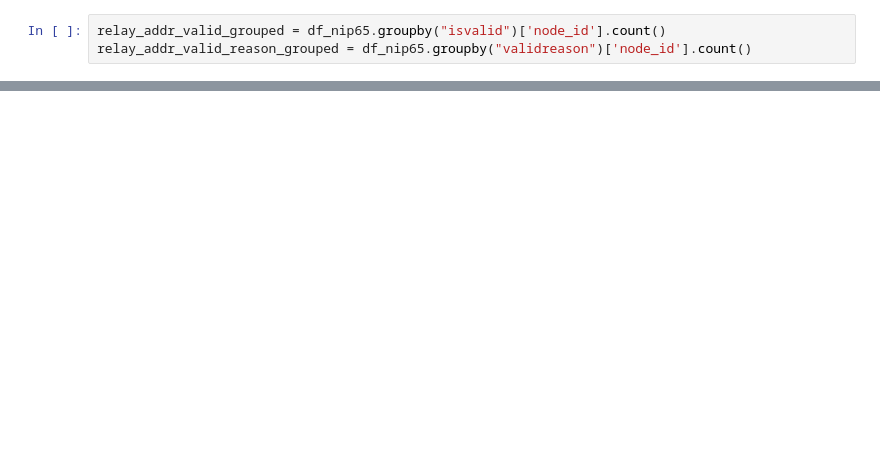
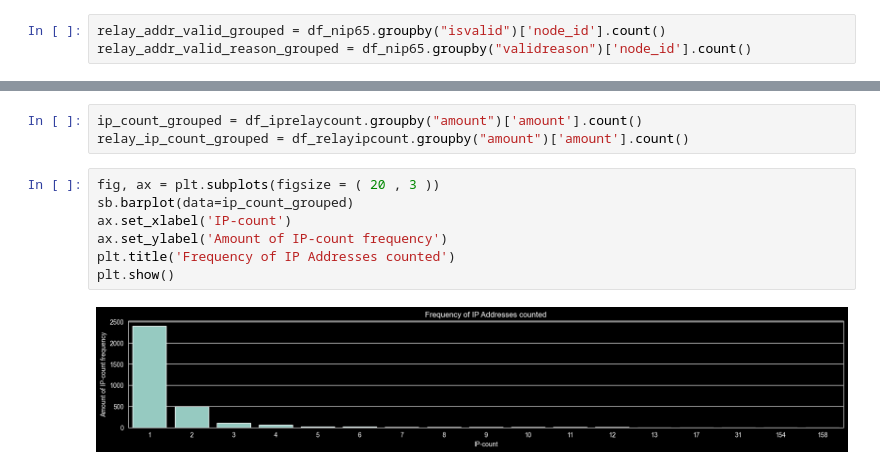
Before and after one commit to SEG-UNIBE/artio-insight, a Jupyter notebook: notebooks/artio.ipynb, the cells around one changed output, grey strips where cells are left out. Cells and saved outputs as stored; diff of their text form; blank space fills up the shorter version.

```diff
--- a/notebooks/artio.ipynb
+++ b/notebooks/artio.ipynb
@@ -234,0 +341,12 @@ plt.show()
+# %%
+ip_count_grouped = df_iprelaycount.groupby("amount")['amount'].count()
+relay_ip_count_grouped = df_relayipcount.groupby("amount")['amount'].count()
+# %%
+fig, ax = plt.subplots(figsize = ( 20 , 3 ))
+sb.barplot(data=ip_count_grouped)
+ax.set_xlabel('IP-count')
+ax.set_ylabel('Amount of IP-count frequency')
+plt.title('Frequency of IP Addresses counted')
+plt.show()
+# %% [output]
+[figure, added]
```
Also changed, not shown: parts of 34 cells of this notebook, 3 other files.
